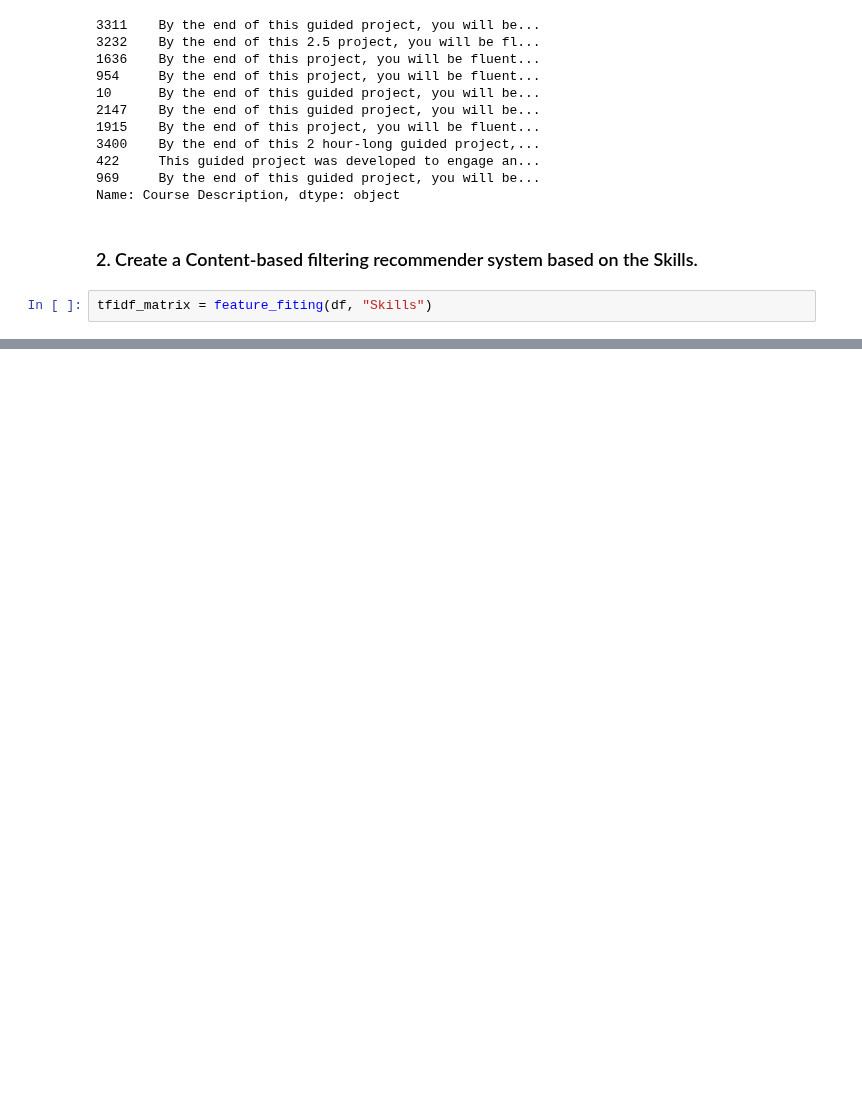
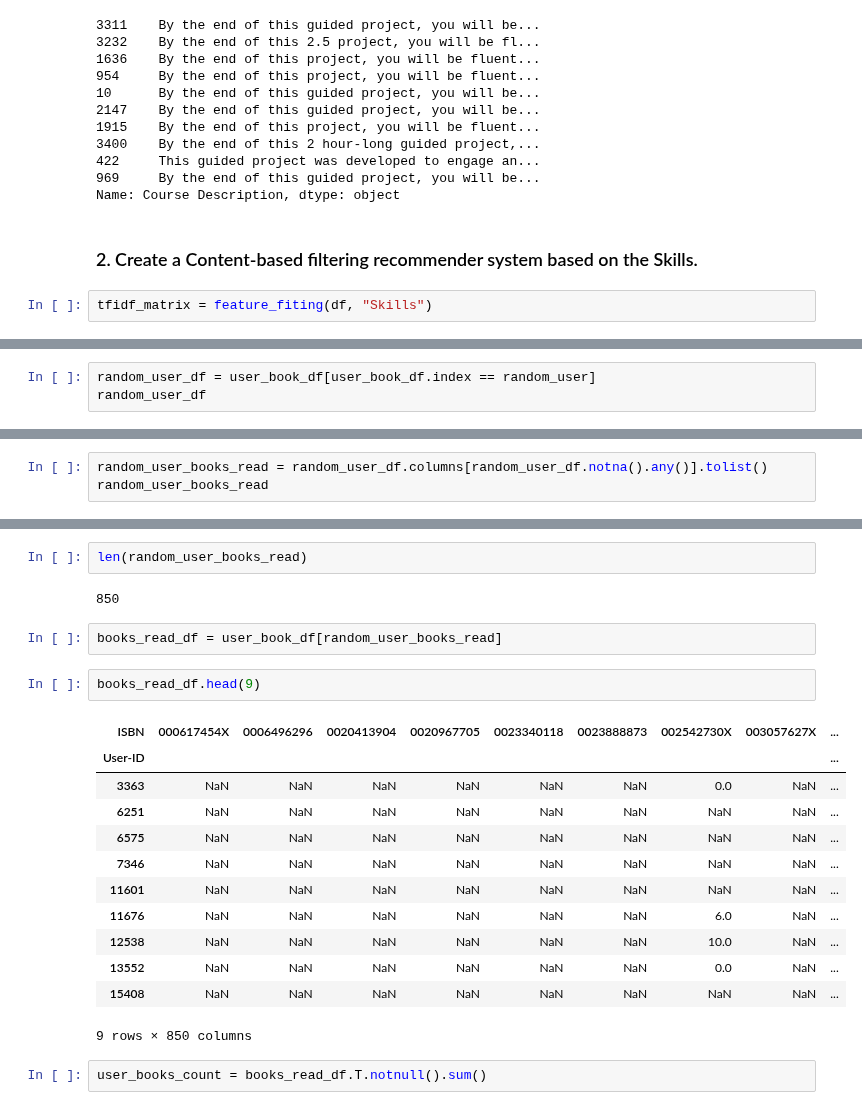
Before and after one commit to jeff0167/Data_And_Things, a Jupyter notebook: Exercises in Recommender systems.ipynb, the cells around one changed output, grey strips where cells are left out. Saved outputs shown, nothing was run; the diff lists cells and outputs as text; blank space fills up the shorter version.

```diff
--- a/Exercises in Recommender systems.ipynb
+++ b/Exercises in Recommender systems.ipynb
@@ -179,0 +366,3 @@ KeyError: 'Drama  Comedy  peering  screenwriting  film  Document Review  dialogu
+# %%
+random_user_df = user_book_df[user_book_df.index == random_user]
+random_user_df
@@ -179,0 +374,3 @@ KeyError: 'Drama  Comedy  peering  screenwriting  film  Document Review  dialogu
+# %%
+random_user_books_read = random_user_df.columns[random_user_df.notna().any()].tolist()
+random_user_books_read
@@ -179,0 +395,23 @@ KeyError: 'Drama  Comedy  peering  screenwriting  film  Document Review  dialogu
+# %%
+len(random_user_books_read)
+# %% [output]
+850
+# %%
+books_read_df = user_book_df[random_user_books_read]
+# %%
+books_read_df.head(9)
+# %% [output]
+| ISBN | 000617454X | 0006496296 | 0020413904 | 0020967705 | 0023340118 | 0023888873 | 002542730X | 003057627X | ... |
+| User-ID |  |  |  |  |  |  |  |  | ... |
+| 3363 | NaN | NaN | NaN | NaN | NaN | NaN | 0.0 | NaN | ... |
+| 6251 | NaN | NaN | NaN | NaN | NaN | NaN | NaN | NaN | ... |
+| 6575 | NaN | NaN | NaN | NaN | NaN | NaN | NaN | NaN | ... |
+| 7346 | NaN | NaN | NaN | NaN | NaN | NaN | NaN | NaN | ... |
+| 11601 | NaN | NaN | NaN | NaN | NaN | NaN | NaN | NaN | ... |
+| 11676 | NaN | NaN | NaN | NaN | NaN | NaN | 6.0 | NaN | ... |
+| 12538 | NaN | NaN | NaN | NaN | NaN | NaN | 10.0 | NaN | ... |
+| 13552 | NaN | NaN | NaN | NaN | NaN | NaN | 0.0 | NaN | ... |
+| 15408 | NaN | NaN | NaN | NaN | NaN | NaN | NaN | NaN | ... |
+9 rows × 850 columns
+# %%
+user_books_count = books_read_df.T.notnull().sum()
```
Also changed, not shown: parts of 51 cells of this notebook, 1 other file.
